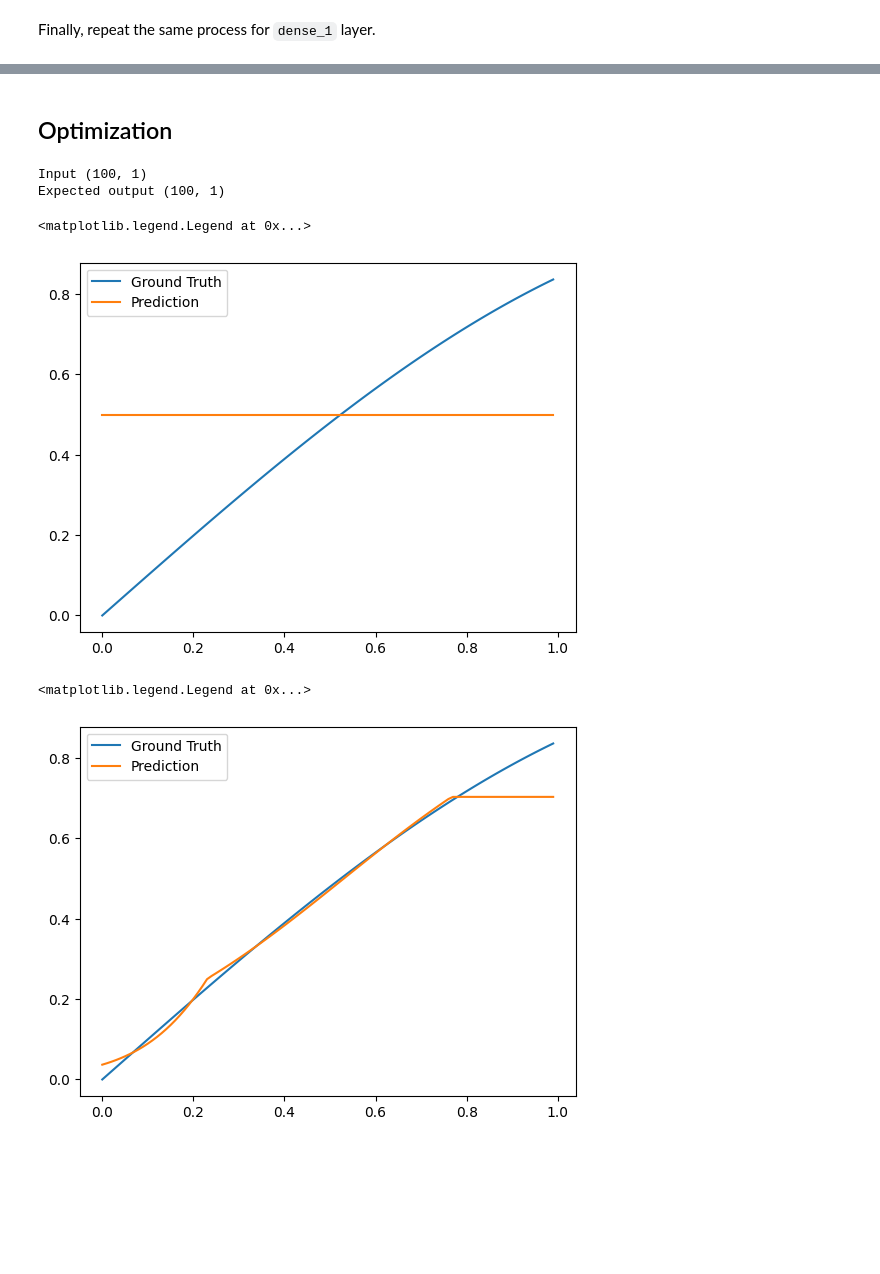
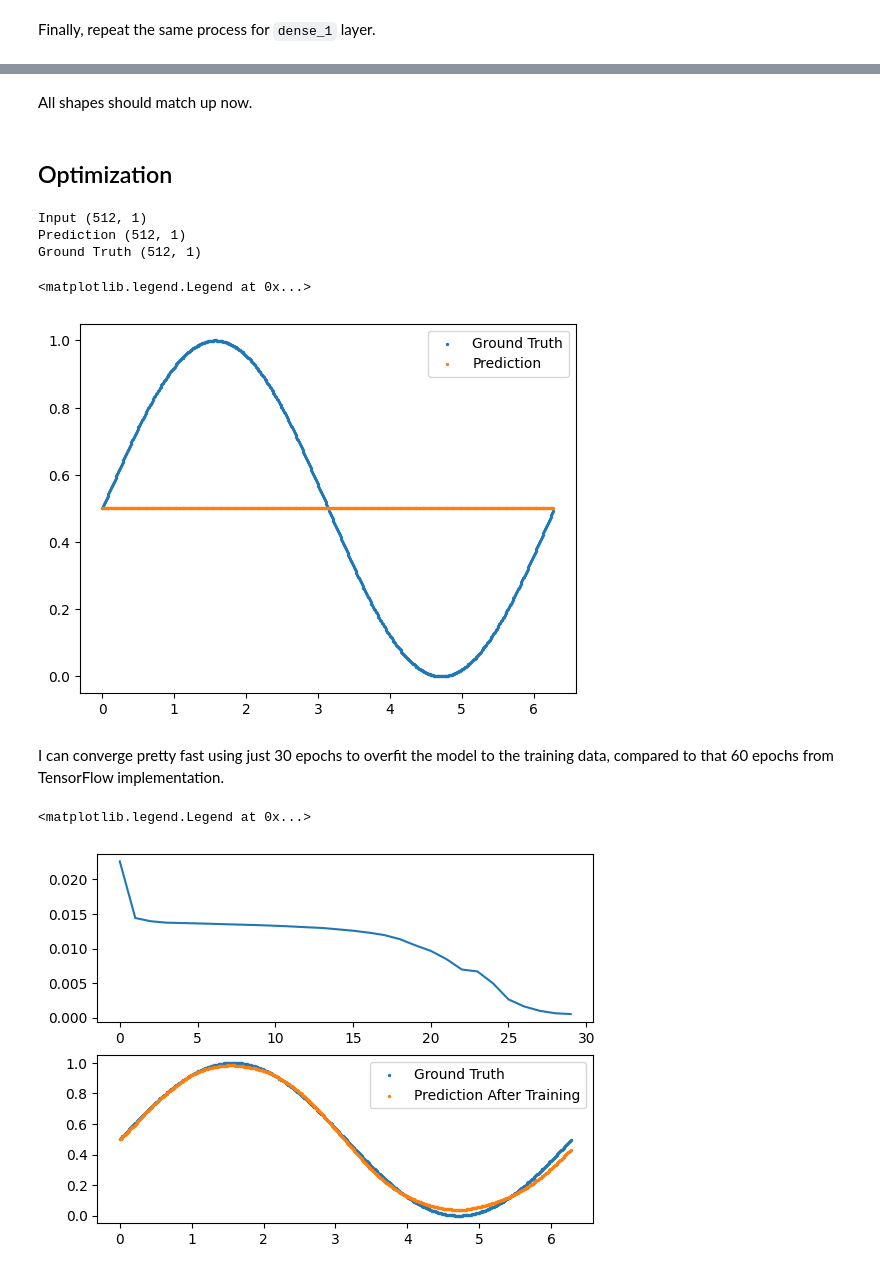
Before and after one commit to calvinfeng/machine-learning-notebook, a Jupyter notebook: machine_learning_basics/backpropagation_part_1.ipynb, the cells around one changed output, grey strips where cells are left out. Saved outputs shown, nothing was run; the diff lists cells and outputs as text; code cells hidden in the pictures; blank space fills up the shorter version.

```diff
--- a/machine_learning_basics/backpropagation_part_1.ipynb
+++ b/machine_learning_basics/backpropagation_part_1.ipynb
@@ -418,2 +386,4 @@ Dense 1 bias gradients
+# %% [markdown]
+All shapes should match up now.
 # %% [markdown]
 ## Optimization
@@ -422,36 +390,52 @@ from optimizers.adam import Adam
 # %%
-optim = Adam(learning_rate=1e-3)
-np_model = NumpyModel()
-loss_fn = MeanSquaredError()
-x = np.expand_dims(np.arange(0., 1, 0.01), axis=-1)
+x = np.arange(0., 2*np.pi, 2*np.pi/512)
+np.random.shuffle(x)
+y_true = (np.sin(x) + 1) / 2
+
+x = np.expand_dims(x, axis=-1)
+y_true = np.expand_dims(y_true, axis=-1)
+y_pred = np_model(x)
+
 print("Input", x.shape)
-y_true = np.sin(x)
-print("Expected output", y_true.shape)
+print("Prediction", y_pred.shape)
+print("Ground Truth", y_true.shape)
 # %% [output]
-Input (100, 1)
-Expected output (100, 1)
+Input (512, 1)
+Prediction (512, 1)
+Ground Truth (512, 1)
 # %%
+np_model = NumpyModel()
 y_pred = np_model(x)
-plt.plot(x.flatten(), y_true.flatten(), label="Ground Truth")
-plt.plot(x.flatten(), y_pred.flatten(), label="Prediction")
+plt.scatter(x.flatten(), y_true.flatten(), s=2, label="Ground Truth")
+plt.scatter(x.flatten(), y_pred.flatten(), s=2, label="Prediction")
 plt.legend()
 # %% [output]
 <matplotlib.legend.Legend at 0x...>
-[figure, old version]
+[figure, new version]
+# %% [markdown]
+I can converge pretty fast using just 30 epochs to overfit the model to the training data, compared to that 60 epochs from TensorFlow implementation.
 # %%
-batch_size = 20
-steps = x.shape[0] // batch_size
-for epoch in range(10000):
+from optimizers.adam import Adam
 
-    y_pred = np_model(x)
-    loss = loss_fn(y_true, y_pred)
+N = x.shape[0]
+batch_size = 16
+epochs = 30
+history = []
 
-    for i in range(1, steps):
-        start, end = (i - 1) * batch_size, i * batch_size
+np.random.seed(1337)
+optim = Adam(learning_rate=1e-2)
+np_model = NumpyModel()
+loss_fn = MeanSquaredError()
+
+for epoch in tqdm(range(epochs), desc="Training progress"):
+    for i in range(N // batch_size):
+        start = i * batch_size
+        end = start + batch_size
         batch_x = x[start:end]
-        batch_y_true = y_true[start:end]
+        batch_y = y_true[start:end]
         batch_y_pred = np_model(batch_x)
-        loss = loss_fn(batch_y_true, batch_y_pred)
+
+        loss = loss_fn(batch_y, batch_y_pred)
         grad_affine_3_act = loss_fn.gradients()
         grad_affine_3 = np_model.act_3.gradients(grad_affine_3_act)
         grad_affine_2_act, grad_dense_3_kernel, grad_dense_3_bias = np_model.dense_3.gradients(grad_affine_3)
@@ -459,6 +443,7 @@ for epoch in range(10000):
         grad_affine_1_act, grad_dense_2_kernel, grad_dense_2_bias = np_model.dense_2.gradients(grad_affine_2)
         grad_affine_1 = np_model.act_1.gradients(grad_affine_1_act)
         _, grad_dense_1_kernel, grad_dense_1_bias = np_model.dense_1.gradients(grad_affine_1)
+
         grads = {
             "dense_1/kernel": grad_dense_1_kernel,
             "dense_1/bias": grad_dense_1_bias,
@@ -468,12 +453,20 @@ for epoch in range(10000):
             "dense_3/bias": grad_dense_3_bias,
         }
         for key in grads:
-            optim.update(i, key, np_model.params, grads)
+            optim.update(i+1, key, np_model.params, grads)
+
+    # Compute epoch loss
+    y_pred = np_model(x)
+    loss = mse(y_true, y_pred)
+    history.append((epoch, loss))
 # %%
+fig, axs = plt.subplots(2)
+axs[0].plot([dp[0] for dp in history], [dp[1] for dp in history])
+
 y_pred = np_model(x)
-plt.plot(x.flatten(), y_true.flatten(), label="Ground Truth")
-plt.plot(x.flatten(), y_pred.flatten(), label="Prediction")
-plt.legend()
+axs[1].scatter(x.flatten(), y_true.flatten(), s=2, label="Ground Truth")
+axs[1].scatter(x.flatten(), y_pred.flatten(), s=2, label="Prediction After Training")
+axs[1].legend()
 # %% [output]
 <matplotlib.legend.Legend at 0x...>
-[figure, old version]
+[figure, new version]
```
Also changed, not shown: parts of 24 cells of this notebook, 2 other files.
